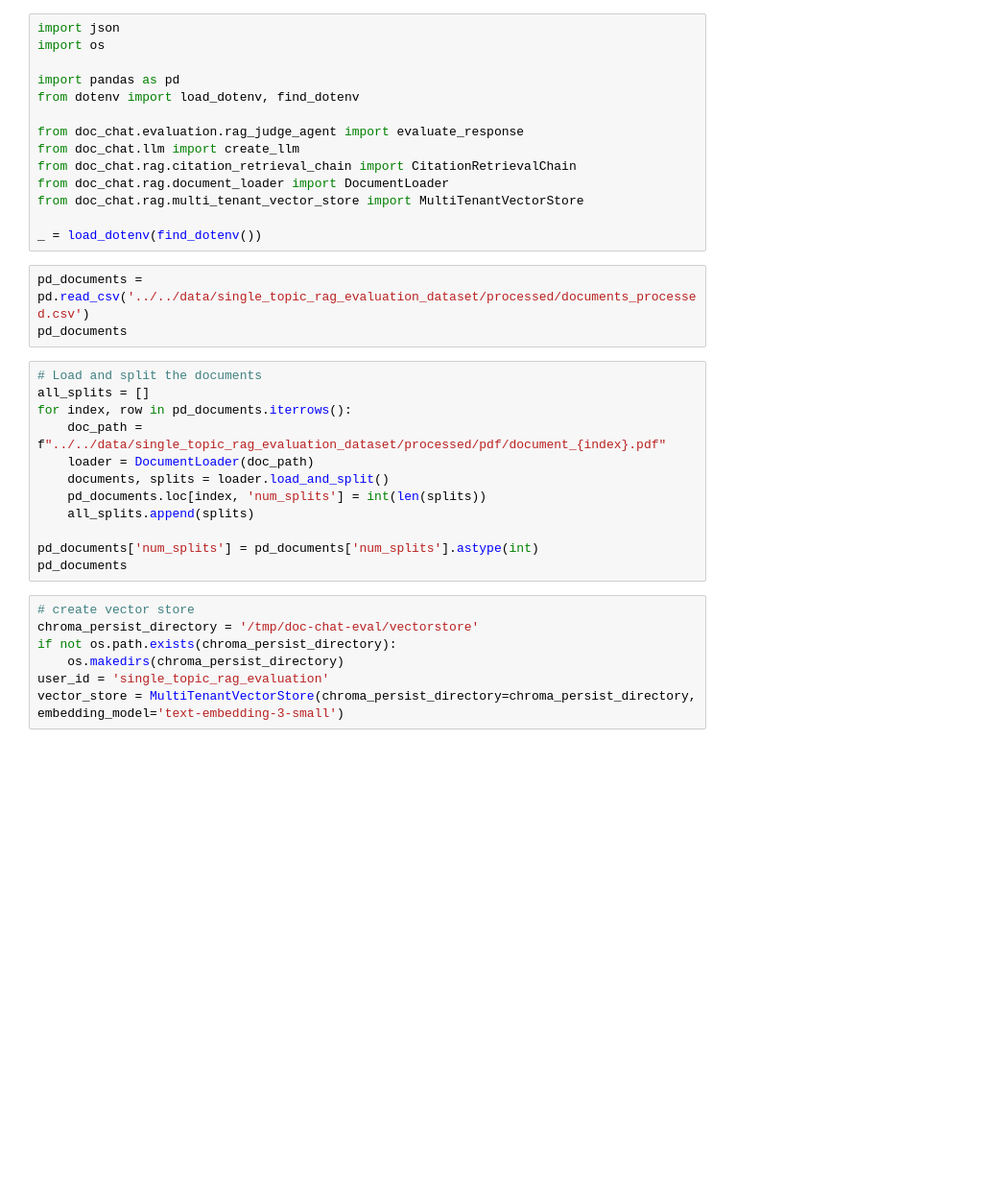
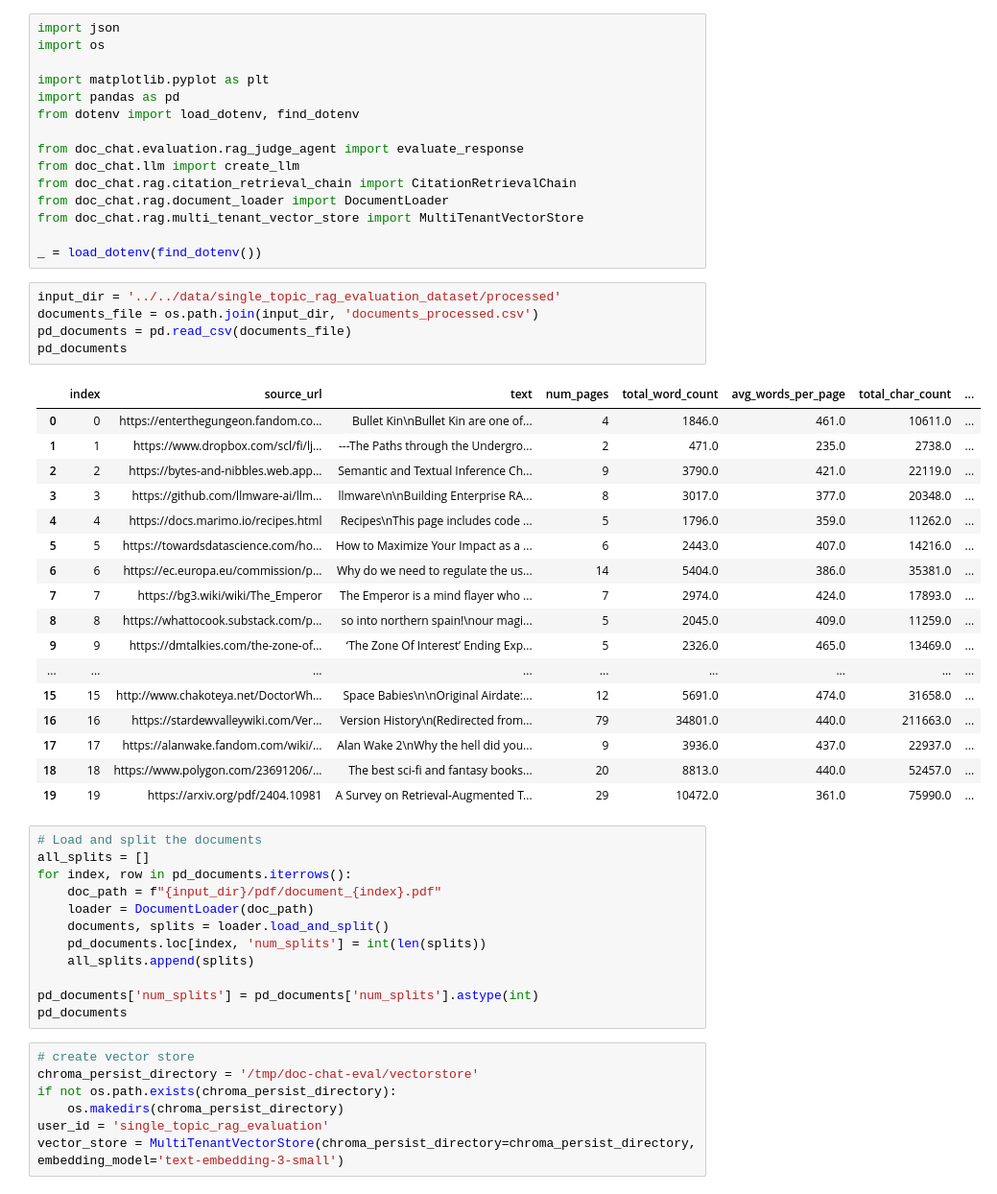
Before and after one commit to patrickamsler/doc-chat, a Jupyter notebook: api/notebooks/evaluation/single_topic_rag_evaluation.ipynb, the cells around one changed output. Shown at 96% size. Drawn from its saved outputs; the diff is of its cells as text; blank space fills up the shorter version.

```diff
--- a/api/notebooks/evaluation/single_topic_rag_evaluation.ipynb
+++ b/api/notebooks/evaluation/single_topic_rag_evaluation.ipynb
@@ -2,6 +2,7 @@
 import json
 import os
 
+import matplotlib.pyplot as plt
 import pandas as pd
 from dotenv import load_dotenv, find_dotenv
 
@@ -13,13 +14,33 @@ from doc_chat.rag.multi_tenant_vector_store import MultiTenantVectorStore
 
 _ = load_dotenv(find_dotenv())
 # %%
-pd_documents = pd.read_csv('../../data/single_topic_rag_evaluation_dataset/processed/documents_processed.csv')
+input_dir = '../../data/single_topic_rag_evaluation_dataset/processed'
+documents_file = os.path.join(input_dir, 'documents_processed.csv')
+pd_documents = pd.read_csv(documents_file)
 pd_documents
+# %% [output]
+|  | index | source_url | text | num_pages | total_word_count | avg_words_per_page | total_char_count | ... |
+| 0 | 0 | https://enterthegungeon.fandom.co... | Bullet Kin\nBullet Kin are one of... | 4 | 1846.0 | 461.0 | 10611.0 | ... |
+| 1 | 1 | https://www.dropbox.com/scl/fi/lj... | ---The Paths through the Undergro... | 2 | 471.0 | 235.0 | 2738.0 | ... |
+| 2 | 2 | https://bytes-and-nibbles.web.app... | Semantic and Textual Inference Ch... | 9 | 3790.0 | 421.0 | 22119.0 | ... |
+| 3 | 3 | https://github.com/llmware-ai/llm... | llmware\n\nBuilding Enterprise RA... | 8 | 3017.0 | 377.0 | 20348.0 | ... |
+| 4 | 4 | https://docs.marimo.io/recipes.html | Recipes\nThis page includes code ... | 5 | 1796.0 | 359.0 | 11262.0 | ... |
+| 5 | 5 | https://towardsdatascience.com/ho... | How to Maximize Your Impact as a ... | 6 | 2443.0 | 407.0 | 14216.0 | ... |
+| 6 | 6 | https://ec.europa.eu/commission/p... | Why do we need to regulate the us... | 14 | 5404.0 | 386.0 | 35381.0 | ... |
+| 7 | 7 | https://bg3.wiki/wiki/The_Emperor | The Emperor is a mind flayer who ... | 7 | 2974.0 | 424.0 | 17893.0 | ... |
+| 8 | 8 | https://whattocook.substack.com/p... | so into northern spain!\nour magi... | 5 | 2045.0 | 409.0 | 11259.0 | ... |
+| 9 | 9 | https://dmtalkies.com/the-zone-of... | ‘The Zone Of Interest’ Ending Exp... | 5 | 2326.0 | 465.0 | 13469.0 | ... |
+| ... | ... | ... | ... | ... | ... | ... | ... | ... |
+| 15 | 15 | http://www.chakoteya.net/DoctorWh... | Space Babies\n\nOriginal Airdate:... | 12 | 5691.0 | 474.0 | 31658.0 | ... |
+| 16 | 16 | https://stardewvalleywiki.com/Ver... | Version History\n(Redirected from... | 79 | 34801.0 | 440.0 | 211663.0 | ... |
+| 17 | 17 | https://alanwake.fandom.com/wiki/... | Alan Wake 2\nWhy the hell did you... | 9 | 3936.0 | 437.0 | 22937.0 | ... |
+| 18 | 18 | https://www.polygon.com/23691206/... | The best sci-fi and fantasy books... | 20 | 8813.0 | 440.0 | 52457.0 | ... |
+| 19 | 19 | https://arxiv.org/pdf/2404.10981 | A Survey on Retrieval-Augmented T... | 29 | 10472.0 | 361.0 | 75990.0 | ... |
 # %%
 # Load and split the documents
 all_splits = []
 for index, row in pd_documents.iterrows():
-    doc_path = f"../../data/single_topic_rag_evaluation_dataset/processed/pdf/document_{index}.pdf"
+    doc_path = f"{input_dir}/pdf/document_{index}.pdf"
     loader = DocumentLoader(doc_path)
     documents, splits = loader.load_and_split()
     pd_documents.loc[index, 'num_splits'] = int(len(splits))
```
Also changed, not shown: parts of 3 cells of this notebook.
